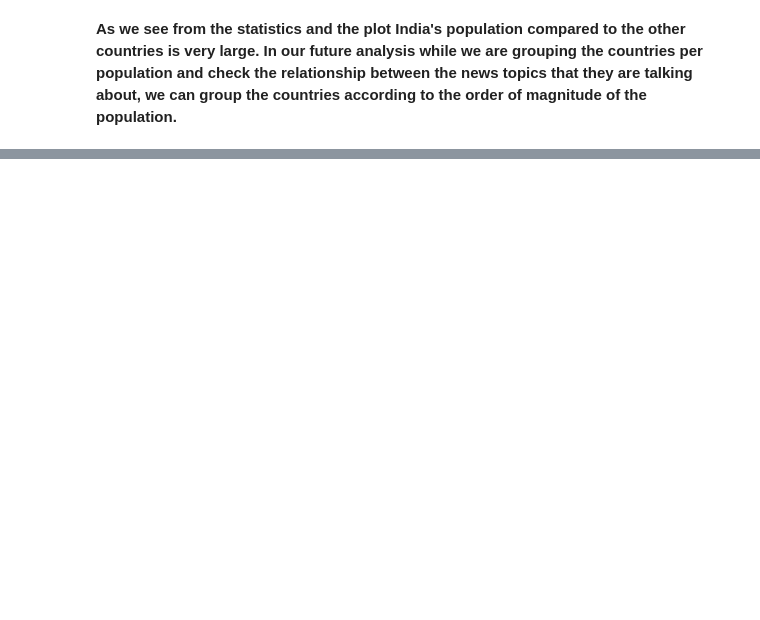
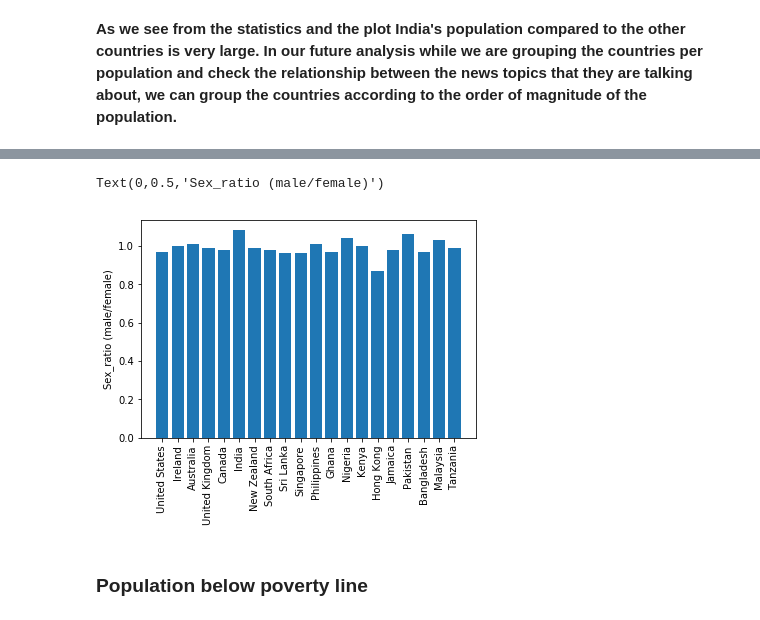
Before and after one commit to camligorkem/ADA_2018_Project, a Jupyter notebook: WorldFact.ipynb, the cells around one changed output, grey strips where cells are left out. Saved outputs shown, nothing was run; the diff lists cells and outputs as text; code cells hidden in the pictures; blank space fills up the shorter version.

```diff
--- a/WorldFact.ipynb
+++ b/WorldFact.ipynb
@@ -311,0 +388,10 @@ plt.xticks(rotation=90)
+# %%
+#Plot Sex_ratio (male/female) for selected countries populations
+plt.bar(factBook['Country'],factBook['Sex_ratio'])
+plt.xticks(rotation=90)
+plt.ylabel('Sex_ratio (male/female)')
+# %% [output]
+Text(0,0.5,'Sex_ratio (male/female)')
+[figure, added]
+# %% [markdown]
+### Population below poverty line
```
Also changed, not shown: parts of 50 cells of this notebook.
